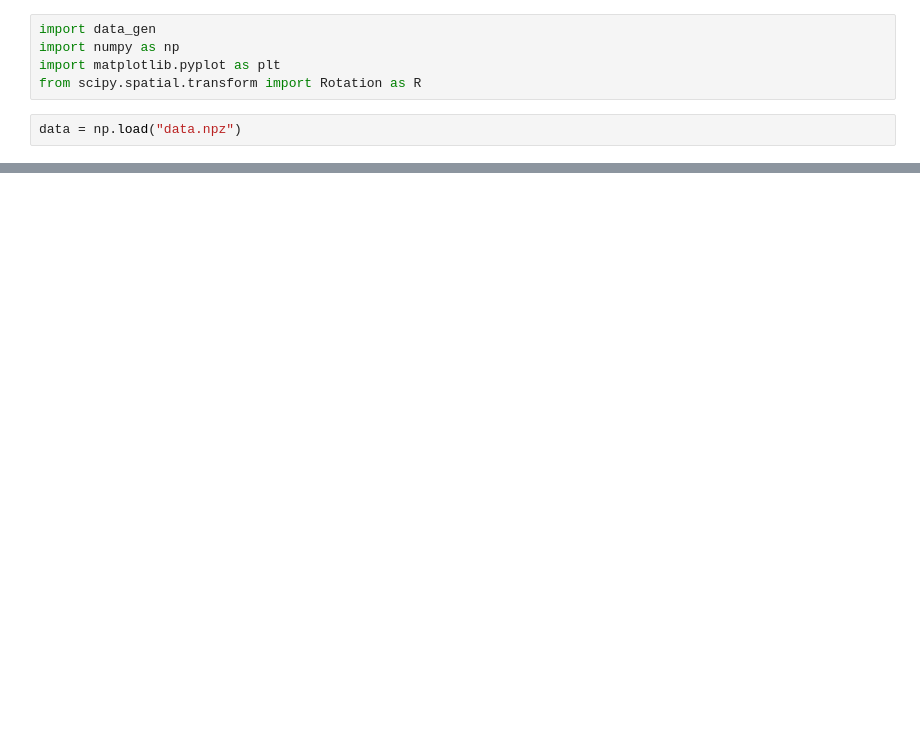
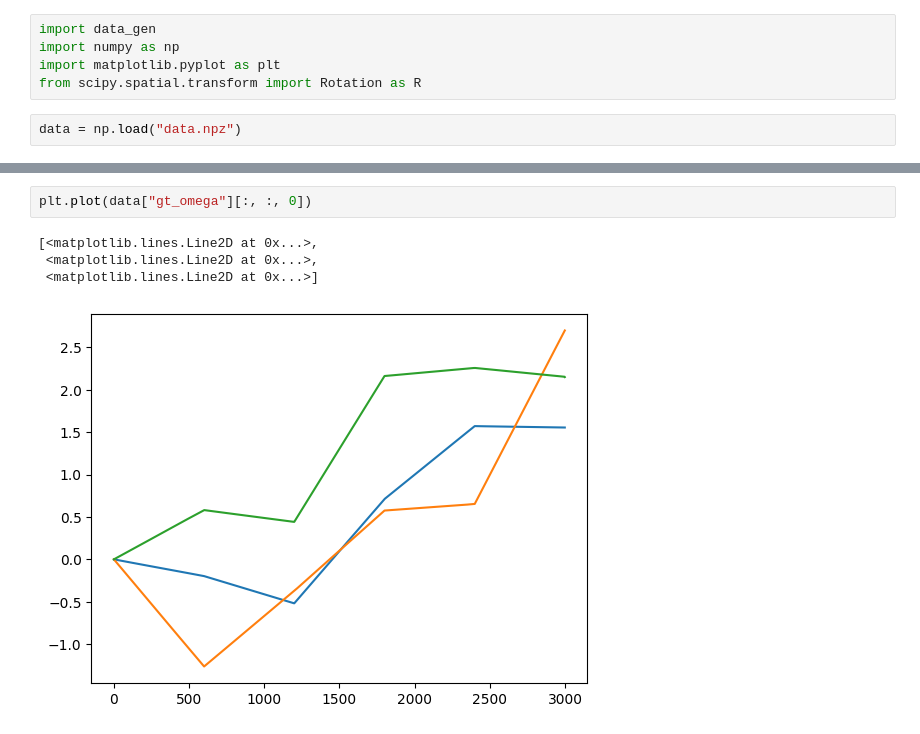
Before and after one commit to TimMagoun/usque, a Jupyter notebook: USQUE_python/data_explore.ipynb, the cells around one changed output, grey strips where cells are left out. Cells and saved outputs as stored; diff of their text form; blank space fills up the shorter version.

```diff
--- a/USQUE_python/data_explore.ipynb
+++ b/USQUE_python/data_explore.ipynb
@@ -8,3 +15,10 @@ data = np.load("data.npz")
+# %%
+plt.plot(data["gt_omega"][:, :, 0])
+# %% [output]
+[<matplotlib.lines.Line2D at 0x...>,
+ <matplotlib.lines.Line2D at 0x...>,
+ <matplotlib.lines.Line2D at 0x...>]
+[figure, added]
 # %%
 def plot_rpy(rpy: np.ndarray) -> None:
     plt.plot(rpy[:, 0], label="roll")
```
Also changed, not shown: parts of 7 cells of this notebook, 5 other files.
